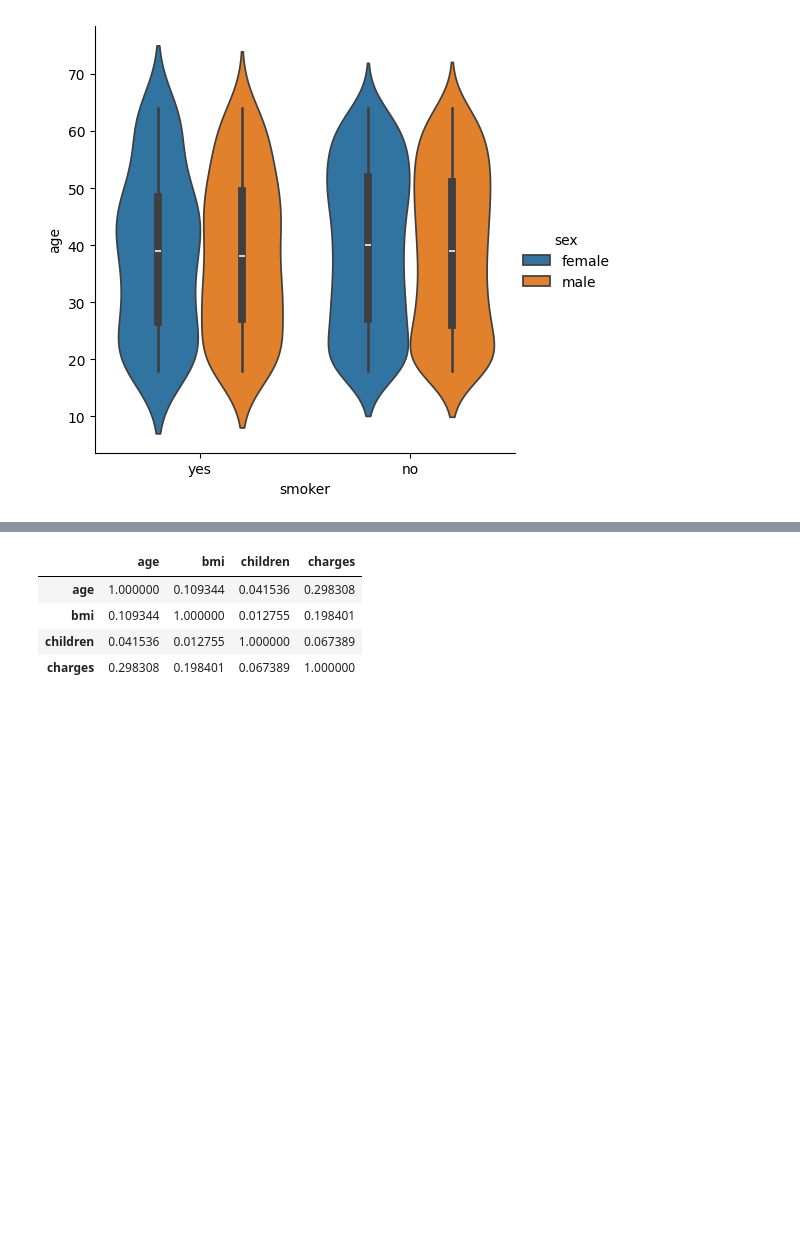
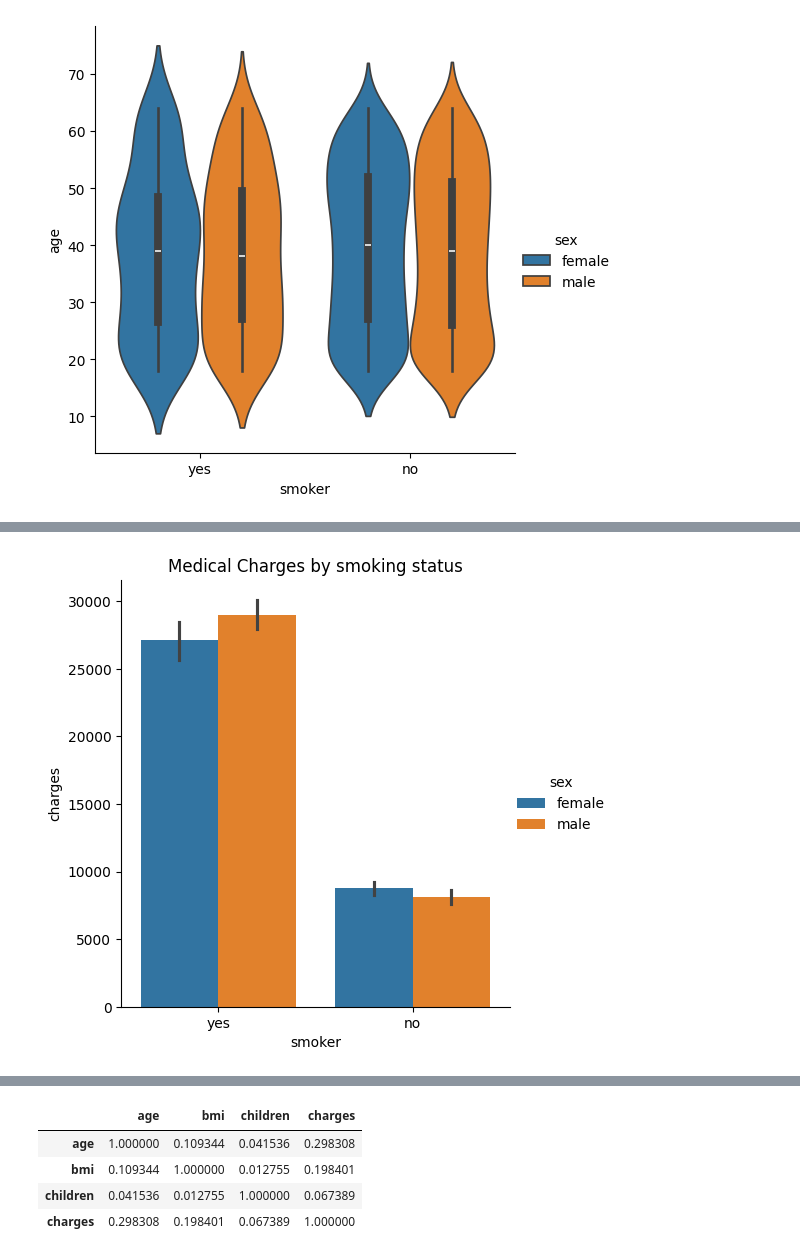
Before and after one commit to srilekhaj/Machinelearning-capstoneproject, a Jupyter notebook: Regression/3.Datascience Univariate & Bivariate/Data_Analysis.ipynb, the cells around one changed output, grey strips where cells are left out. Cells and saved outputs as stored; diff of their text form; code cells hidden in the pictures; blank space fills up the shorter version.

```diff
--- a/Regression/3.Datascience Univariate & Bivariate/Data_Analysis.ipynb
+++ b/Regression/3.Datascience Univariate & Bivariate/Data_Analysis.ipynb
@@ -312,0 +383,7 @@ plt.show()
+# %%
+#Gender vs Charges
+sns.catplot(data=dataset, x='smoker', y='charges',hue='sex', kind='bar')
+plt.title("Medical Charges by smoking status")
+plt.show()
+# %% [output]
+[figure, added]
```
Also changed, not shown: parts of 36 cells of this notebook.
